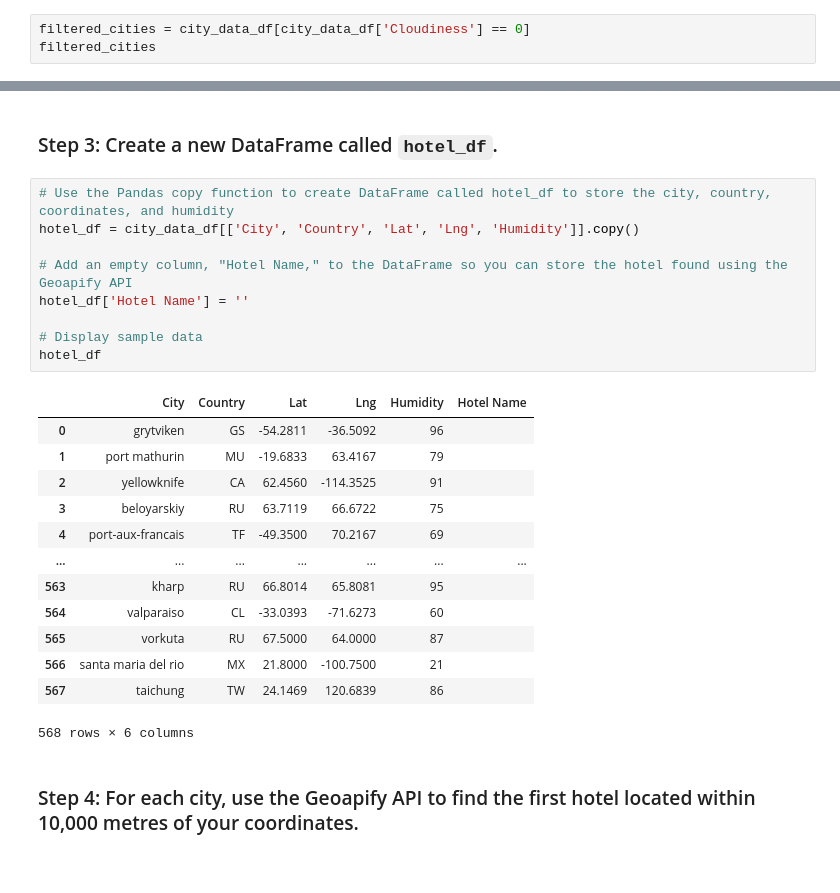
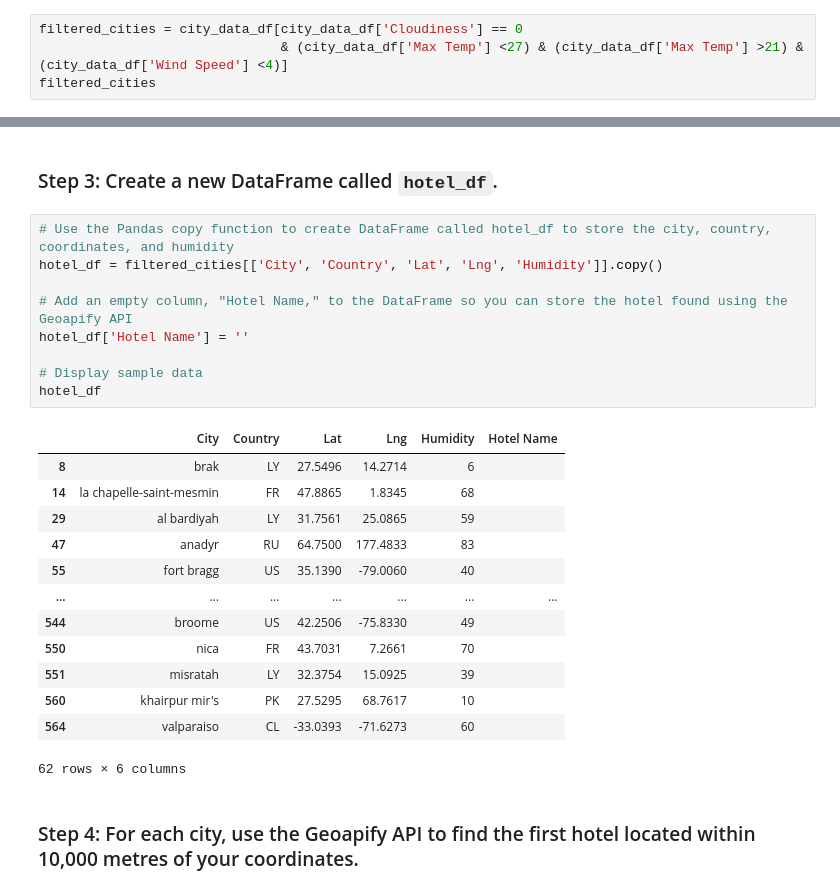
Before and after one commit to muneebsamad/python-api-challenge, a Jupyter notebook: WeatherPy/VacationPy.ipynb, the cells around one changed output, grey strips where cells are left out. Drawn from its saved outputs; the diff is of its cells as text.

```diff
--- a/WeatherPy/VacationPy.ipynb
+++ b/WeatherPy/VacationPy.ipynb
@@ -61,7 +58,8 @@ map_plot
 # %% [markdown]
 ### Step 2: Narrow down the `city_data_df` DataFrame to find your ideal weather condition
 # %%
-filtered_cities = city_data_df[city_data_df['Cloudiness'] == 0]
+filtered_cities = city_data_df[city_data_df['Cloudiness'] == 0
+                               & (city_data_df['Max Temp'] <27) & (city_data_df['Max Temp'] >21) & (city_data_df['Wind Speed'] <4)]
 filtered_cities
 # %% [output]
 |  | City_ID | City | Lat | Lng | Max Temp | Humidity | Cloudiness | Wind Speed | Country | Date |
@@ -96,27 +94,27 @@ dtype: int64
 ### Step 3: Create a new DataFrame called `hotel_df`.
 # %%
 # Use the Pandas copy function to create DataFrame called hotel_df to store the city, country, coordinates, and humidity
-hotel_df = city_data_df[['City', 'Country', 'Lat', 'Lng', 'Humidity']].copy()
+hotel_df = filtered_cities[['City', 'Country', 'Lat', 'Lng', 'Humidity']].copy()
 
 # Add an empty column, "Hotel Name," to the DataFrame so you can store the hotel found using the Geoapify API
 hotel_df['Hotel Name'] = ''
 
 # Display sample data
 hotel_df
 # %% [output]
 |  | City | Country | Lat | Lng | Humidity | Hotel Name |
-| 0 | grytviken | GS | -54.2811 | -36.5092 | 96 |  |
-| 1 | port mathurin | MU | -19.6833 | 63.4167 | 79 |  |
-| 2 | yellowknife | CA | 62.4560 | -114.3525 | 91 |  |
-| 3 | beloyarskiy | RU | 63.7119 | 66.6722 | 75 |  |
-| 4 | port-aux-francais | TF | -49.3500 | 70.2167 | 69 |  |
+| 8 | brak | LY | 27.5496 | 14.2714 | 6 |  |
+| 14 | la chapelle-saint-mesmin | FR | 47.8865 | 1.8345 | 68 |  |
+| 29 | al bardiyah | LY | 31.7561 | 25.0865 | 59 |  |
+| 47 | anadyr | RU | 64.7500 | 177.4833 | 83 |  |
+| 55 | fort bragg | US | 35.1390 | -79.0060 | 40 |  |
 | ... | ... | ... | ... | ... | ... | ... |
-| 563 | kharp | RU | 66.8014 | 65.8081 | 95 |  |
+| 544 | broome | US | 42.2506 | -75.8330 | 49 |  |
+| 550 | nica | FR | 43.7031 | 7.2661 | 70 |  |
+| 551 | misratah | LY | 32.3754 | 15.0925 | 39 |  |
+| 560 | khairpur mir's | PK | 27.5295 | 68.7617 | 10 |  |
 | 564 | valparaiso | CL | -33.0393 | -71.6273 | 60 |  |
-| 565 | vorkuta | RU | 67.5000 | 64.0000 | 87 |  |
-| 566 | santa maria del rio | MX | 21.8000 | -100.7500 | 21 |  |
-| 567 | taichung | TW | 24.1469 | 120.6839 | 86 |  |
-568 rows × 6 columns
+62 rows × 6 columns
 # %% [markdown]
 ### Step 4: For each city, use the Geoapify API to find the first hotel located within 10,000 metres of your coordinates.
 # %%
```
Also changed, not shown: parts of 4 cells of this notebook, 1 other file.
